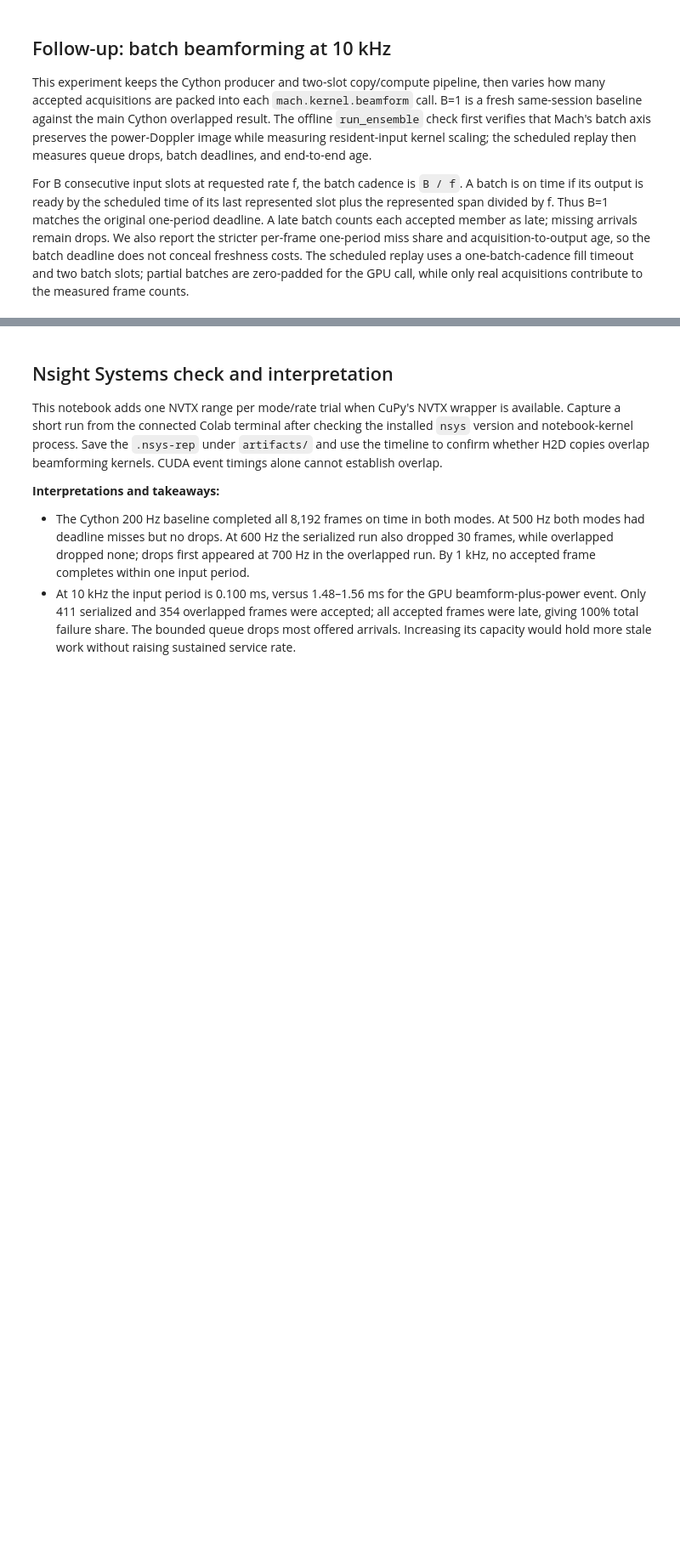
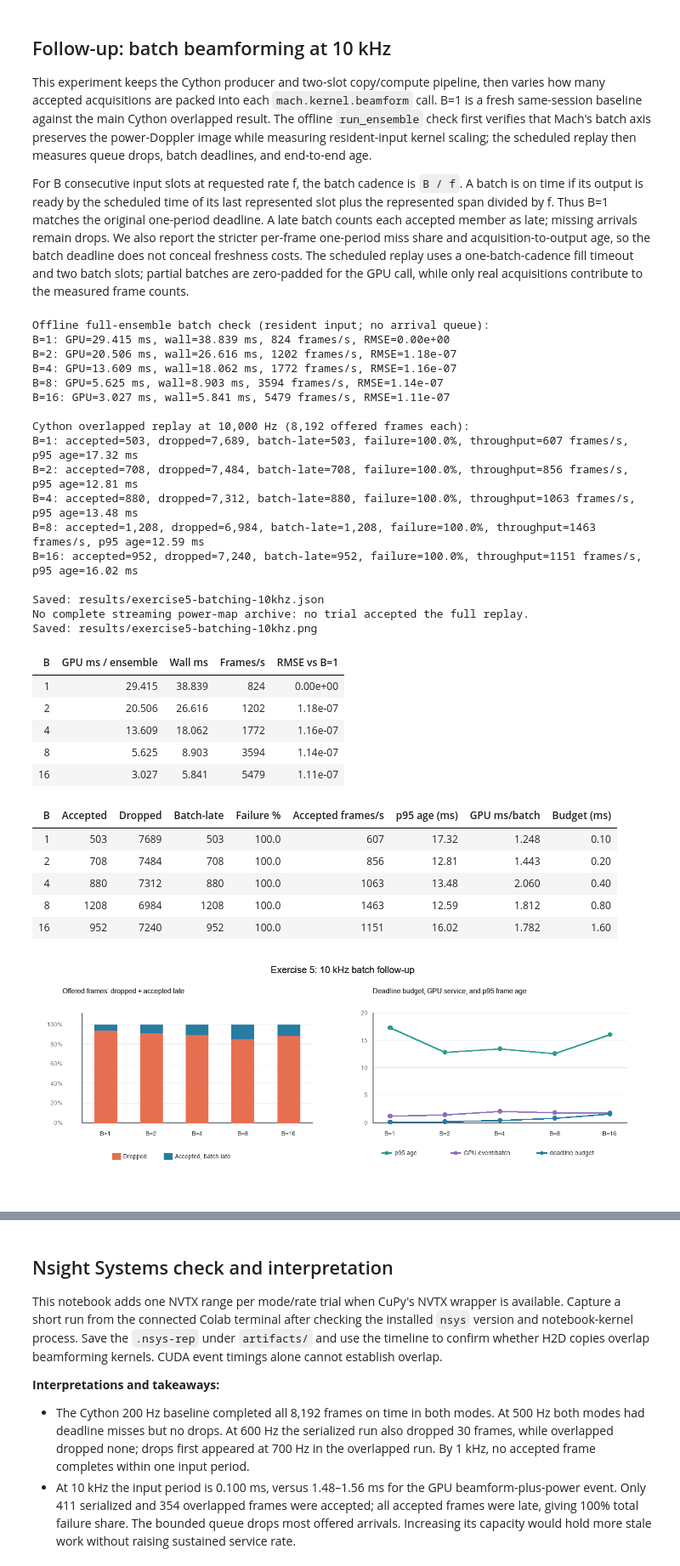
Before and after one commit to vickgidwani/realtime-beamforming-lab, a Jupyter notebook: exercises/05-streaming-tail-latency.ipynb, the cells around one changed output, grey strips where cells are left out. Shown at 85% size. Drawn from its saved outputs; the diff is of its cells as text; code cells hidden in the pictures; blank space fills up the shorter version.

Commit message:
Add Exercise 5 batch results

```diff
--- a/exercises/05-streaming-tail-latency.ipynb
+++ b/exercises/05-streaming-tail-latency.ipynb
@@ -1054,7 +1054,20 @@ for _result in batch_trial_results:
     batch_summary_rows.append({key: value for key, value in _result.items()
                                if key not in {"power_map", "batch_records", "frame_records", "drops"}})
 batch_summary = pd.DataFrame(batch_summary_rows)
-display(batch_summary)
+batch_display_columns = [
+    "batch_size_target", "accepted_frames", "dropped_frames",
+    "batch_deadline_miss_frames", "batch_deadline_failure_share_pct",
+    "strict_frame_failure_share_pct", "completed_frames_per_s",
+    "scheduled_age_p95_ms", "gpu_event_p50_ms_per_batch", "batch_deadline_p50_ms",
+]
+batch_display = batch_summary[batch_display_columns].rename(columns={
+    "batch_size_target": "B", "accepted_frames": "Accepted", "dropped_frames": "Dropped",
+    "batch_deadline_miss_frames": "Batch-late", "batch_deadline_failure_share_pct": "Batch failure (%)",
+    "strict_frame_failure_share_pct": "Strict failure (%)", "completed_frames_per_s": "Accepted frames/s",
+    "scheduled_age_p95_ms": "p95 age (ms)", "gpu_event_p50_ms_per_batch": "GPU ms/batch",
+    "batch_deadline_p50_ms": "Batch budget (ms)",
+})
+display(batch_display)
 
 offered = batch_summary["offered_frames"].to_numpy()
 dropped_pct = 100 * batch_summary["dropped_frames"].to_numpy() / offered
@@ -1070,44 +1083,81 @@ axes[0].legend()
 axes[0].grid(True, axis="y", alpha=0.3)
 axes[1].plot(BATCH_SIZES, batch_summary["scheduled_age_p95_ms"], marker="o", label="p95 acquisition-to-output age")
 axes[1].plot(BATCH_SIZES, batch_summary["batch_deadline_p50_ms"], marker="s", label="median batch deadline budget")
+axes[1].plot(BATCH_SIZES, batch_summary["gpu_event_p50_ms_per_batch"], marker="^", label="GPU event median per batch")
 axes[1].set(xlabel="Target acquisitions per beamform call", ylabel="Time (ms)",
             title="Batch cadence and frame age")
 axes[1].grid(True, alpha=0.3)
 axes[1].legend(fontsize=8)
 fig.tight_layout()
 batch_plot_path = RESULTS_DIR / "exercise5-batching-10khz.png"
 fig.savefig(batch_plot_path, dpi=180, bbox_inches="tight")
 plt.show()
 
 batch_json_path = RESULTS_DIR / "exercise5-batching-10khz.json"
-batch_power_maps = {f"batch_{r['batch_size_target']}": r["power_map"].astype(np.float32)
-                    for r in batch_trial_results}
 batch_json_path.write_text(json.dumps({
     "runtime": runtime_metadata,
     "dataset": workload.data_provenance,
     "configuration": {
         "requested_rate_hz": BATCH_TEST_RATE_HZ,
         "batch_sizes": list(BATCH_SIZES),
         "producer_kind": "cython",
         "pipeline_mode": "overlapped",
         "queue_capacity_frames": QUEUE_CAPACITY,
         "max_fill_wait_periods": 1,
         "batch_deadline": "scheduled last represented slot plus represented_slots / requested_rate",
         "strict_per_frame_deadline": "scheduled arrival plus one input period",
         "offline_batch_repeats": BATCH_REPEATS,
     },
     "offline_batch_results": offline_batch_rows,
     "streaming_results": [
         {key: value for key, value in result.items()
          if key not in {"power_map", "batch_records", "frame_records", "drops"}}
         for result in batch_trial_results
     ],
 }, indent=2))
-batch_npz_path = RESULTS_DIR / "exercise5-batching-10khz-power-maps.npz"
-np.savez_compressed(batch_npz_path, **batch_power_maps)
+complete_batch_maps = {
+    f"batch_{r['batch_size_target']}": r["power_map"].astype(np.float32)
+    for r in batch_trial_results if r["image_relative_rmse"] is not None
+}
 print("Saved:", batch_json_path)
-print("Saved:", batch_npz_path)
+if complete_batch_maps:
+    batch_npz_path = RESULTS_DIR / "exercise5-batching-10khz-power-maps.npz"
+    np.savez_compressed(batch_npz_path, **complete_batch_maps)
+    print("Saved:", batch_npz_path)
+else:
+    print("No complete streaming power-map archive: no trial accepted the full replay.")
 print("Saved:", batch_plot_path)
+# %% [output]
+Offline full-ensemble batch check (resident input; no arrival queue):
+B=1: GPU=29.415 ms, wall=38.839 ms, 824 frames/s, RMSE=0.00e+00
+B=2: GPU=20.506 ms, wall=26.616 ms, 1202 frames/s, RMSE=1.18e-07
+B=4: GPU=13.609 ms, wall=18.062 ms, 1772 frames/s, RMSE=1.16e-07
+B=8: GPU=5.625 ms, wall=8.903 ms, 3594 frames/s, RMSE=1.14e-07
+B=16: GPU=3.027 ms, wall=5.841 ms, 5479 frames/s, RMSE=1.11e-07
+
+Cython overlapped replay at 10,000 Hz (8,192 offered frames each):
+B=1: accepted=503, dropped=7,689, batch-late=503, failure=100.0%, throughput=607 frames/s, p95 age=17.32 ms
+B=2: accepted=708, dropped=7,484, batch-late=708, failure=100.0%, throughput=856 frames/s, p95 age=12.81 ms
+B=4: accepted=880, dropped=7,312, batch-late=880, failure=100.0%, throughput=1063 frames/s, p95 age=13.48 ms
+B=8: accepted=1,208, dropped=6,984, batch-late=1,208, failure=100.0%, throughput=1463 frames/s, p95 age=12.59 ms
+B=16: accepted=952, dropped=7,240, batch-late=952, failure=100.0%, throughput=1151 frames/s, p95 age=16.02 ms
+
+Saved: results/exercise5-batching-10khz.json
+No complete streaming power-map archive: no trial accepted the full replay.
+Saved: results/exercise5-batching-10khz.png
+| B | GPU ms / ensemble | Wall ms | Frames/s | RMSE vs B=1 |
+| 1 | 29.415 | 38.839 | 824 | 0.00e+00 |
+| 2 | 20.506 | 26.616 | 1202 | 1.18e-07 |
+| 4 | 13.609 | 18.062 | 1772 | 1.16e-07 |
+| 8 | 5.625 | 8.903 | 3594 | 1.14e-07 |
+| 16 | 3.027 | 5.841 | 5479 | 1.11e-07 |
+| B | Accepted | Dropped | Batch-late | Failure % | Accepted frames/s | p95 age (ms) | GPU ms/batch | Budget (ms) |
+| 1 | 503 | 7689 | 503 | 100.0 | 607 | 17.32 | 1.248 | 0.10 |
+| 2 | 708 | 7484 | 708 | 100.0 | 856 | 12.81 | 1.443 | 0.20 |
+| 4 | 880 | 7312 | 880 | 100.0 | 1063 | 13.48 | 2.060 | 0.40 |
+| 8 | 1208 | 6984 | 1208 | 100.0 | 1463 | 12.59 | 1.812 | 0.80 |
+| 16 | 952 | 7240 | 952 | 100.0 | 1151 | 16.02 | 1.782 | 1.60 |
+[figure, added]
 # %% [markdown]
 ## Reading the batch results
 
```
Also changed, not shown: parts of 1 cell of this notebook, 3 other files.
